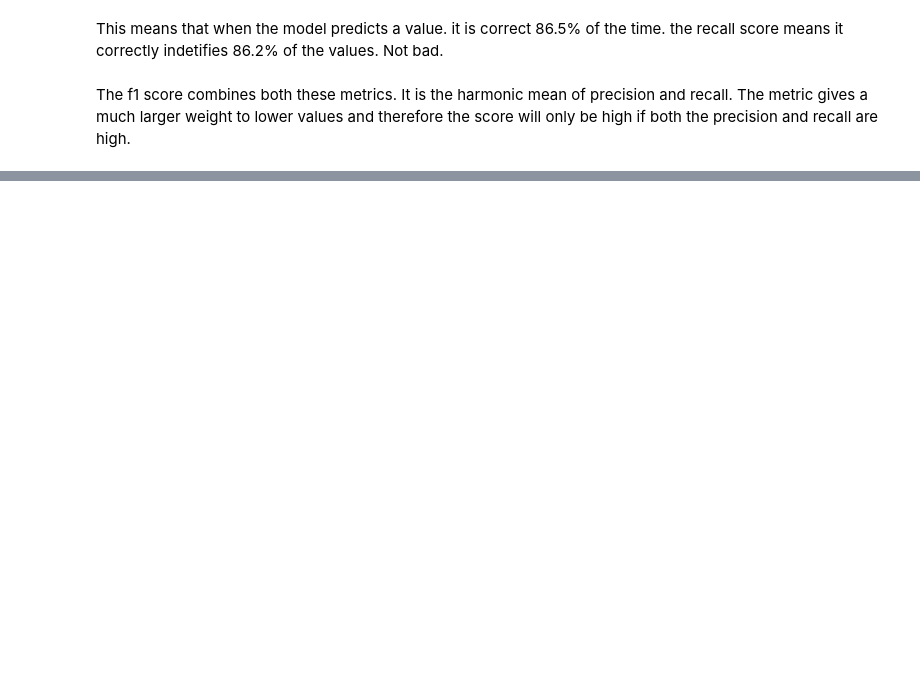
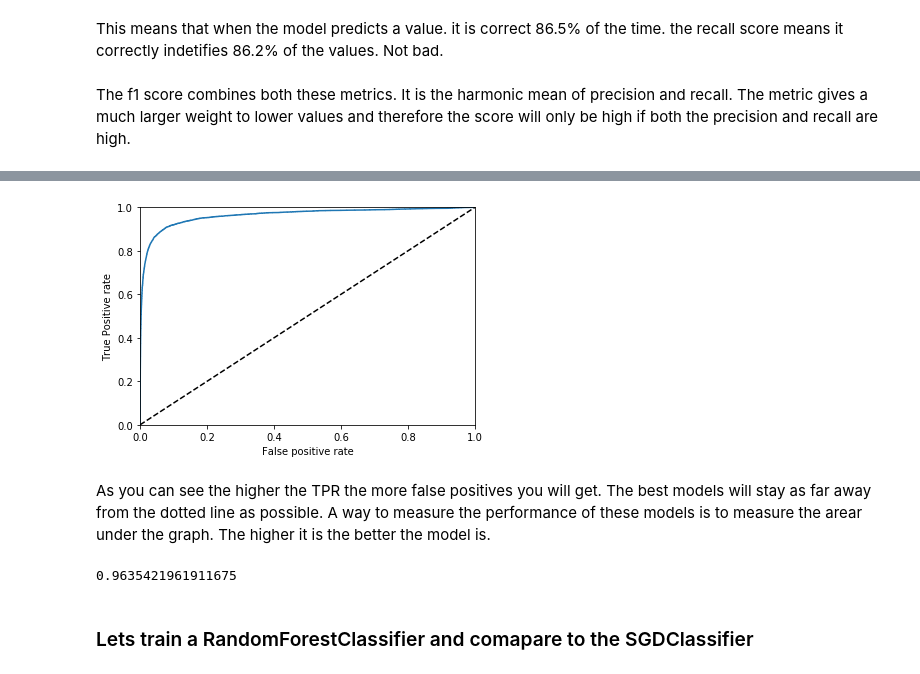
Before and after one commit to oeg1n18/ML_Projects, a Jupyter notebook: MNIST.ipynb, the cells around one changed output, grey strips where cells are left out. Cells and saved outputs as stored; diff of their text form; code cells hidden in the pictures; blank space fills up the shorter version.

```diff
--- a/MNIST.ipynb
+++ b/MNIST.ipynb
@@ -152,0 +224,23 @@ f1 score is high when the recall and precision are equal. This however may not a
+# %%
+from sklearn.metrics import roc_curve
+TPR, FPR, thresholds = roc_curve(bin_target, y_scores)
+# %%
+def plt_roc_curve(FPR, TPR, label=None):
+    plt.plot(FPR, TPR, label=label)
+    plt.plot([0,1], [0,1], "k--")
+    plt.axis([0,1,0,1])
+    plt.xlabel("False positive rate")
+    plt.ylabel("True Positive rate")
+# %%
+plt_roc_curve(TPR, FPR)
+# %% [output]
+[figure, added]
+# %% [markdown]
+As you can see the higher the TPR the more false positives you will get. The best models will stay as far away from the dotted line as possible. A way to measure the performance of these models is to measure the arear under the graph. The higher it is the better the model is.
+# %%
+from sklearn.metrics import roc_auc_score
+roc_auc_score(bin_target, y_scores)
+# %% [output]
+0.9635421961911675
+# %% [markdown]
+### Lets train a RandomForestClassifier and comapare to the SGDClassifier
```
Also changed, not shown: parts of 37 cells of this notebook, 12 other files.
